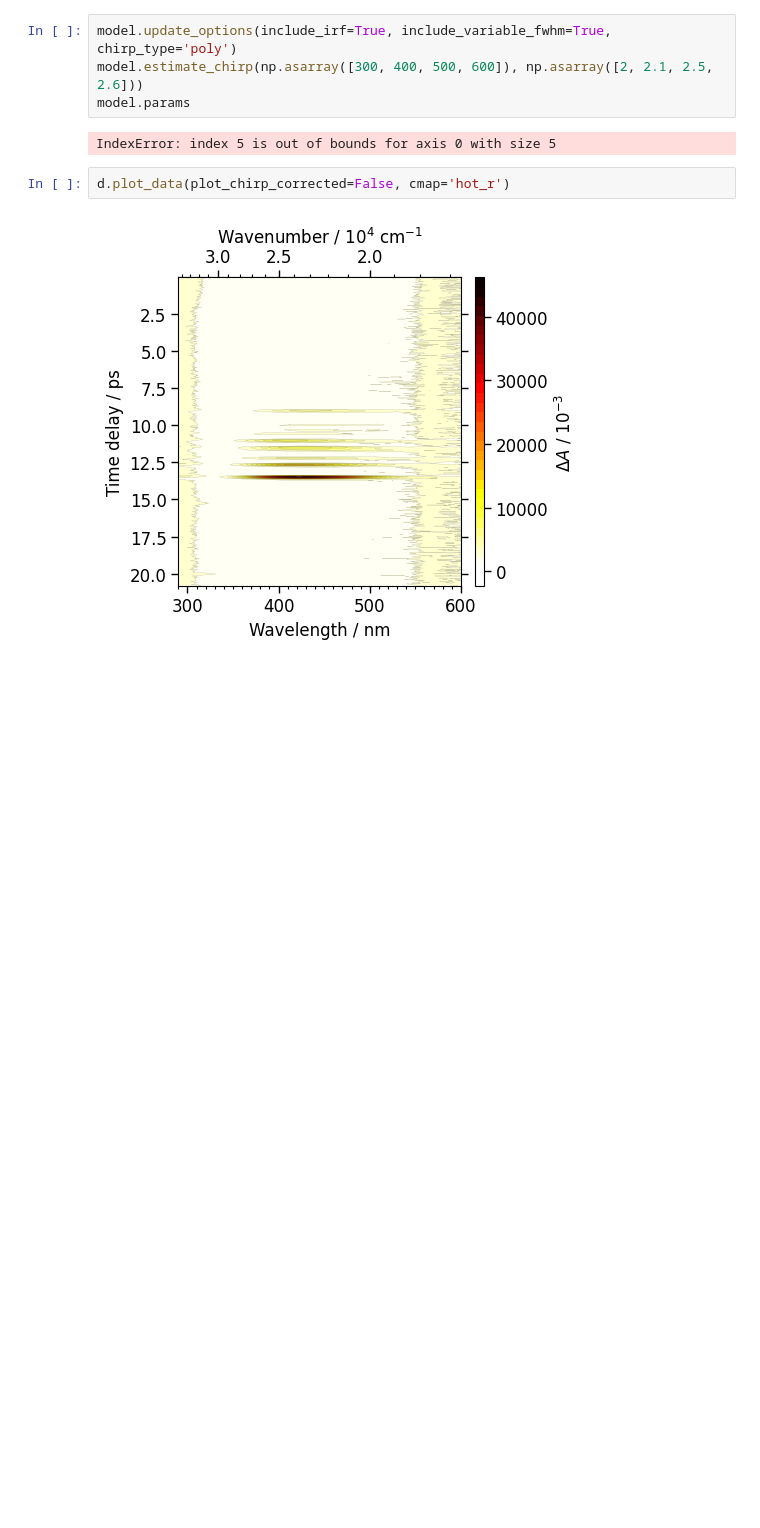
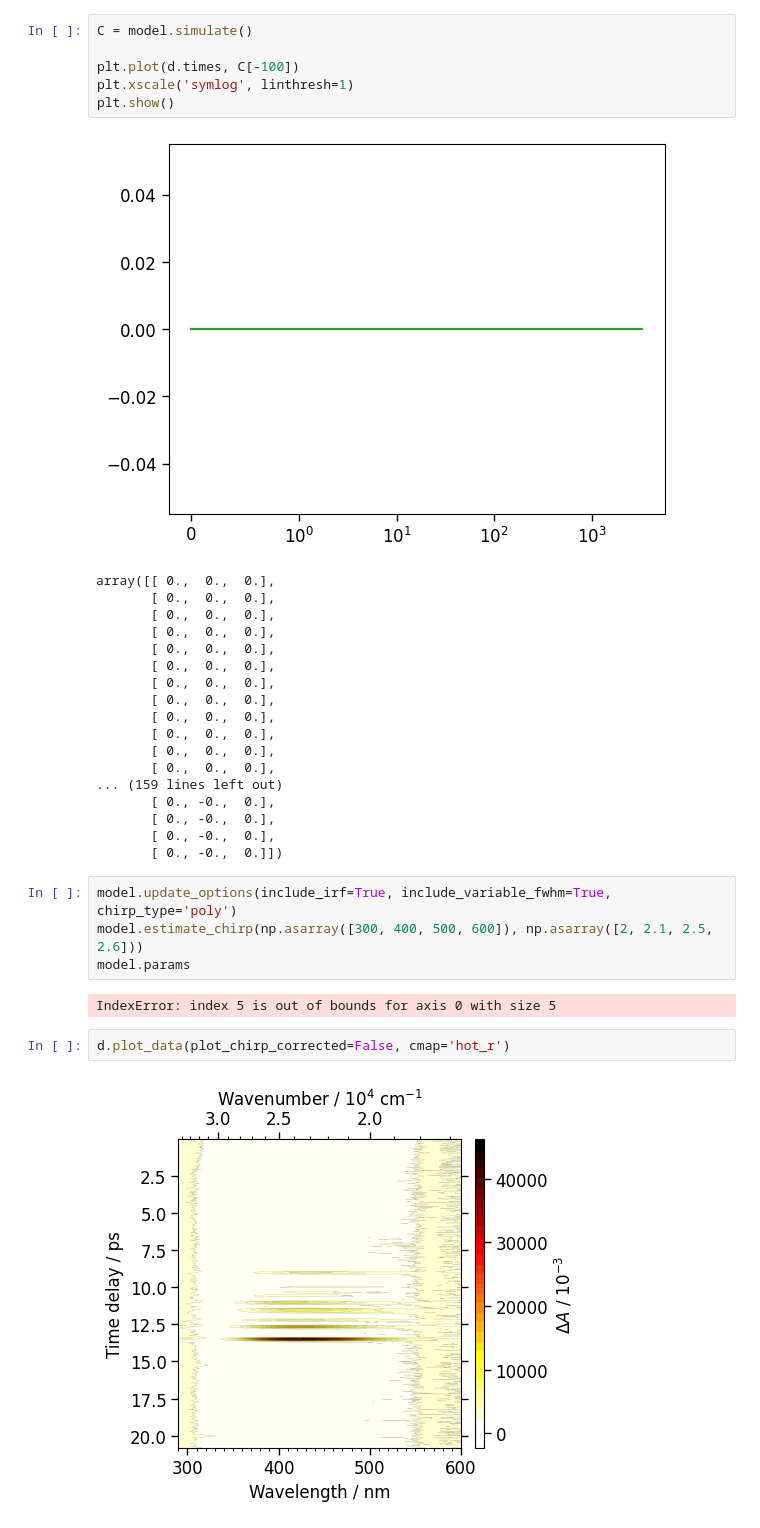
Before and after one commit to dmadea/pyTSA, a Jupyter notebook: pyTSA/test.ipynb, the cells around one changed output. Drawn from its saved outputs; the diff is of its cells as text; blank space fills up the shorter version.

```diff
--- a/pyTSA/test.ipynb
+++ b/pyTSA/test.ipynb
@@ -28,3 +41,28 @@ Parameters
+# %%
+C = model.simulate()
+
+plt.plot(d.times, C[-100])
+plt.xscale('symlog', linthresh=1)
+plt.show()
+# %% [output]
+[figure, added]
+array([[ 0.,  0.,  0.],
+       [ 0.,  0.,  0.],
+       [ 0.,  0.,  0.],
+       [ 0.,  0.,  0.],
+       [ 0.,  0.,  0.],
+       [ 0.,  0.,  0.],
+       [ 0.,  0.,  0.],
+       [ 0.,  0.,  0.],
+       [ 0.,  0.,  0.],
+       [ 0.,  0.,  0.],
+       [ 0.,  0.,  0.],
+       [ 0.,  0.,  0.],
+... (159 lines left out)
+       [ 0., -0.,  0.],
+       [ 0., -0.,  0.],
+       [ 0., -0.,  0.],
+       [ 0., -0.,  0.]])
 # %%
 model.update_options(include_irf=True, include_variable_fwhm=True, chirp_type='poly')
 model.estimate_chirp(np.asarray([300, 400, 500, 600]), np.asarray([2, 2.1, 2.5, 2.6]))
```
Also changed, not shown: parts of 6 cells of this notebook, 4 other files.
